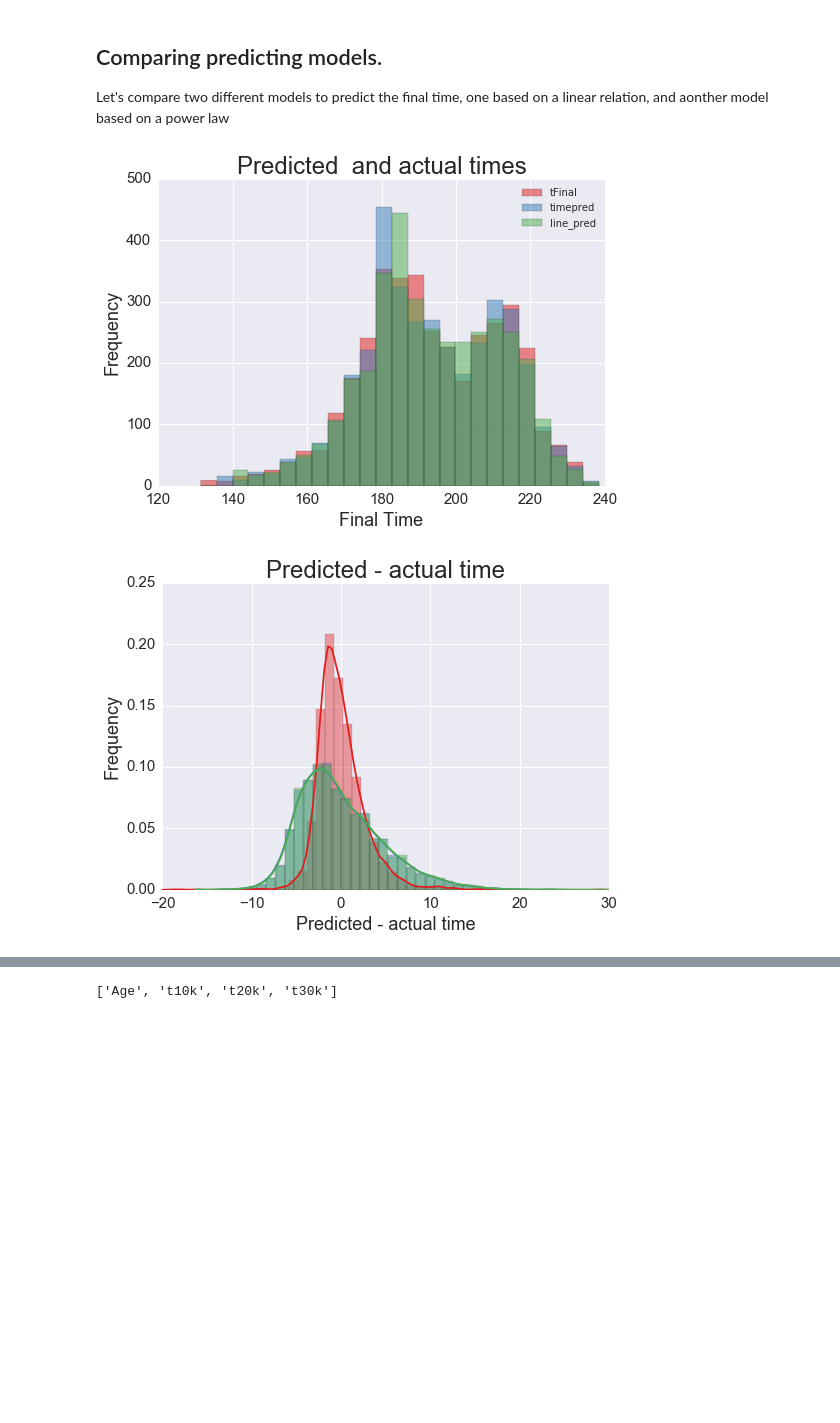
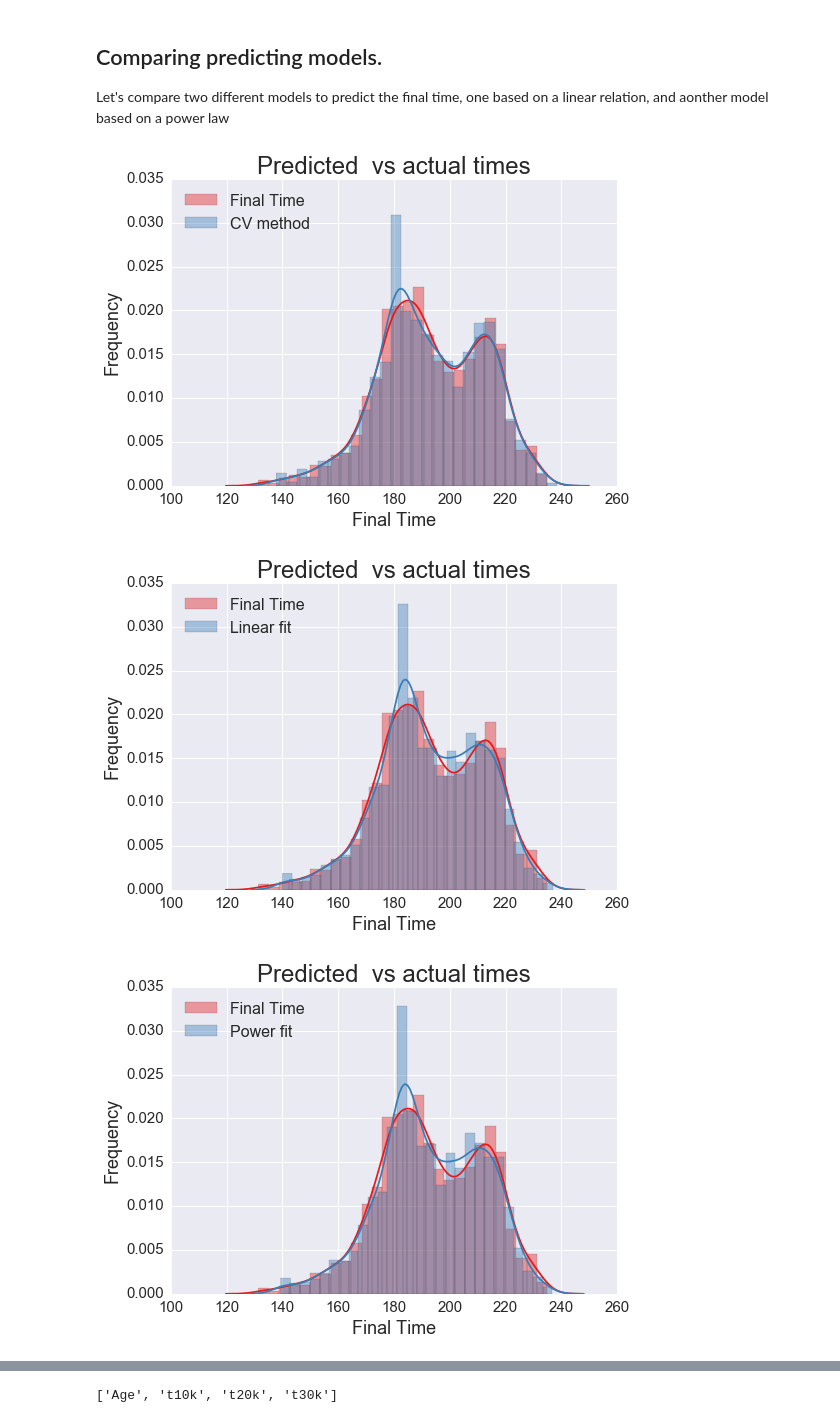
Before and after one commit to angelmanzur/Chicago_Marathon, a Jupyter notebook: Inspect_Marathon_Results.ipynb, the cells around one changed output, grey strips where cells are left out. Saved outputs shown, nothing was run; the diff lists cells and outputs as text; code cells hidden in the pictures; blank space fills up the shorter version.

```diff
--- a/Inspect_Marathon_Results.ipynb
+++ b/Inspect_Marathon_Results.ipynb
@@ -827,36 +828,49 @@ def predict_exp_time(x):
 # %%
 rtop10['line_pred'] = predict_line_time(rtop10.tHalf)
 rtop10['exp_pred'] = predict_exp_time(rtop10.tHalf)
-# %%
-pcols = ['tFinal','timepred','line_pred']
-rtop10[pcols].plot.hist(alpha = 0.5,bins=25)
-
-plt.xlim(120,240)
-plt.ylim(0,500)
-plt.xlabel('Final Time',fontsize=18)
-plt.ylabel('Frequency',fontsize=18)
-plt.title('Predicted  and actual times',fontsize=24)
-plt.xticks(fontsize=15)
-plt.yticks(fontsize=15)
-plt.show()
-# %% [output]
-[figure, removed]
-# %%
-rtop10['lpred_diff']=rtop10.tFinal - rtop10.line_pred
-rtop10['epred_diff']=rtop10.tFinal - rtop10.exp_pred
-
-#rtop10['pred_diff'].plot.hist(alpha = 0.5,bins=25)
-sns.distplot(rtop10['pred_diff']);
-sns.distplot(rtop10['lpred_diff']);
-sns.distplot(rtop10['epred_diff']);
-
-plt.xlim(-20,30)
-plt.ylim(0,0.25)
-plt.xlabel('Predicted - actual time',fontsize=18)
-plt.ylabel('Frequency',fontsize=18)
-plt.title('Predicted - actual time',fontsize=24)
-plt.xticks(fontsize=15)
-plt.yticks(fontsize=15)
-plt.show()
-# %% [output]
-[figure, removed]
+# %%
+
+pcols1 = ['tFinal','timepred']
+#rtop10[pcols1].plot.hist(alpha = 0.5,bins=25,legend=False,figsize=(14,8),xlim=(120,240))
+sns.distplot(rtop10['tFinal']);
+sns.distplot(rtop10['timepred']);
+
+#plt.ylim(0,500)
+plt.xlabel('Final Time',fontsize=18)
+plt.ylabel('Frequency',fontsize=18)
+plt.title('Predicted  vs actual times',fontsize=24)
+plt.xticks(fontsize=15)
+plt.yticks(fontsize=15)
+
+plt.legend(['Final Time','CV method'],loc='upper left',fontsize=16)
+plt.show()
+
+sns.distplot(rtop10['tFinal'])
+sns.distplot(rtop10['line_pred'])
+
+#plt.ylim(0,500)
+plt.xlabel('Final Time',fontsize=18)
+plt.ylabel('Frequency',fontsize=18)
+plt.title('Predicted  vs actual times',fontsize=24)
+plt.xticks(fontsize=15)
+plt.yticks(fontsize=15)
+
+plt.legend(['Final Time','Linear fit', 'Power fit'],loc='upper left',fontsize=16)
+plt.show()
+
+sns.distplot(rtop10['tFinal'])
+sns.distplot(rtop10['exp_pred'])
+
+#plt.ylim(0,500)
+plt.xlabel('Final Time',fontsize=18)
+plt.ylabel('Frequency',fontsize=18)
+plt.title('Predicted  vs actual times',fontsize=24)
+plt.xticks(fontsize=15)
+plt.yticks(fontsize=15)
+
+plt.legend(['Final Time','Power fit'],loc='upper left',fontsize=16)
+plt.show()
+# %% [output]
+[figure, added]
+[figure, added]
+[figure, added]
```
Also changed, not shown: parts of 11 cells of this notebook.
